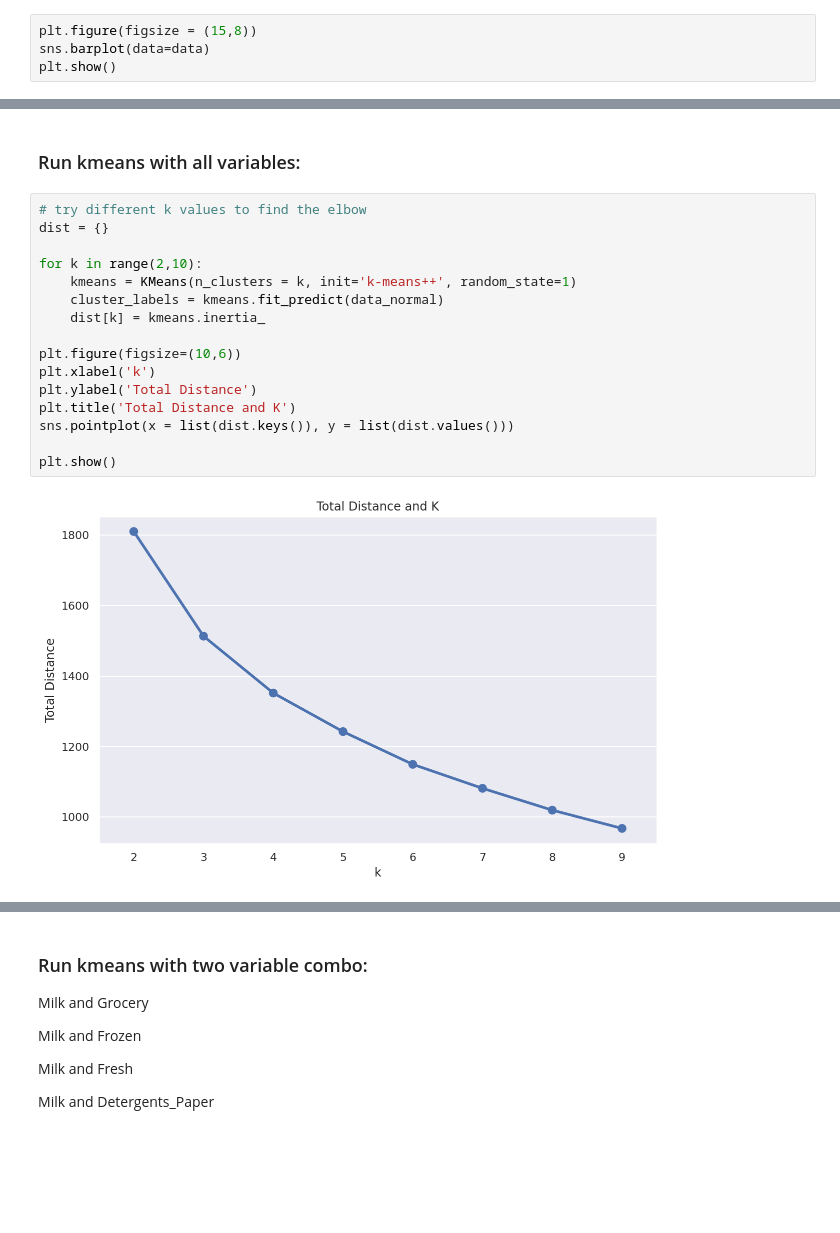
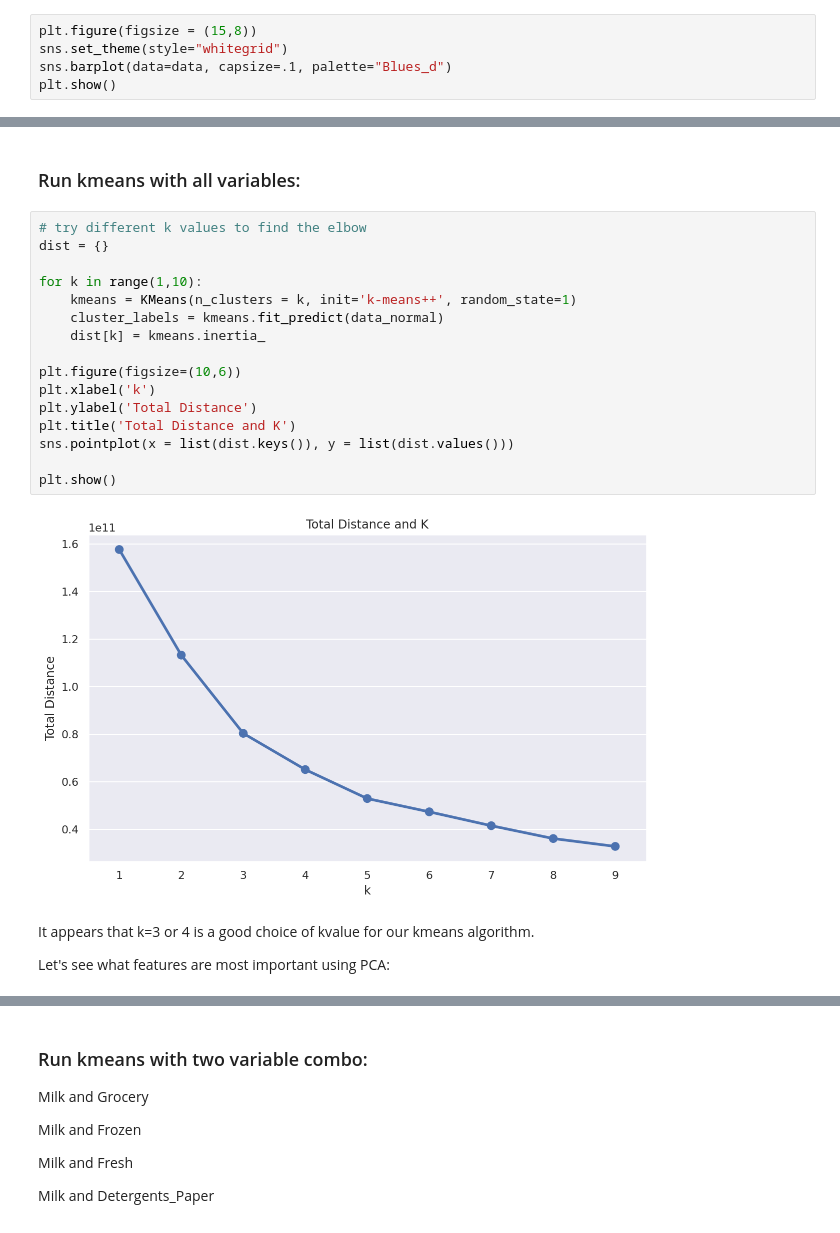
Before and after one commit to ahmadsadeed/COGS109_Project, a Jupyter notebook: project.ipynb, the cells around one changed output, grey strips where cells are left out. Cells and saved outputs as stored; diff of their text form; blank space fills up the shorter version.

```diff
--- a/project.ipynb
+++ b/project.ipynb
@@ -70,5 +77,6 @@ data.describe().T
 # %%
 plt.figure(figsize = (15,8))
-sns.barplot(data=data)
+sns.set_theme(style="whitegrid")
+sns.barplot(data=data, capsize=.1, palette="Blues_d")
 plt.show()
 # %% [output]
@@ -247,18 +257,22 @@ plt.show()
 # %%
 # try different k values to find the elbow
 dist = {}
 
-for k in range(2,10):
+for k in range(1,10):
     kmeans = KMeans(n_clusters = k, init='k-means++', random_state=1)
     cluster_labels = kmeans.fit_predict(data_normal)
     dist[k] = kmeans.inertia_
 
 plt.figure(figsize=(10,6))
 plt.xlabel('k')
 plt.ylabel('Total Distance')
 plt.title('Total Distance and K')
 sns.pointplot(x = list(dist.keys()), y = list(dist.values()))
 
 plt.show()
 # %% [output]
-[figure, old version]
+[figure, new version]
+# %% [markdown]
+It appears that k=3 or 4 is a good choice of kvalue for our kmeans algorithm.
+
+Let's see what features are most important using PCA:
```
Also changed, not shown: parts of 30 cells of this notebook.
